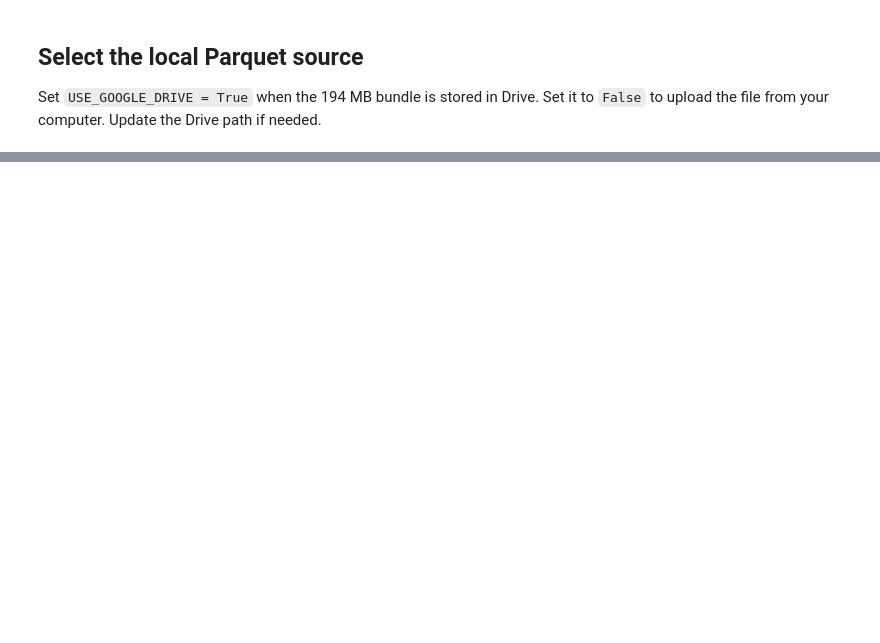
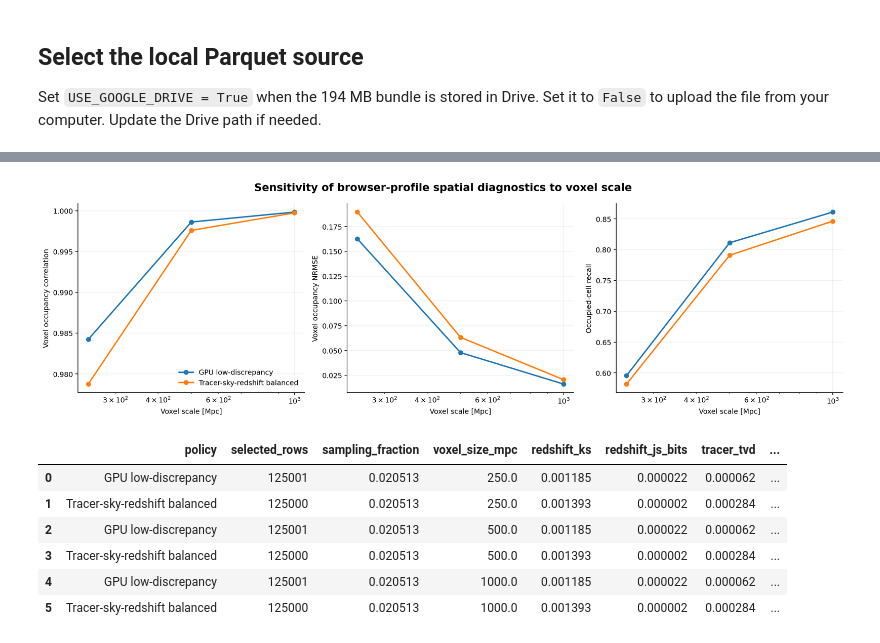
Before and after one commit to Biswajit1999/NASADIYA-LIGHTCONE, a Jupyter notebook: notebooks/DESI_DR1_Publication_Evidence_Colab.ipynb, the cells around one changed output, grey strips where cells are left out. Cells and saved outputs as stored; diff of their text form; code cells hidden in the pictures; blank space fills up the shorter version.

```diff
--- a/notebooks/DESI_DR1_Publication_Evidence_Colab.ipynb
+++ b/notebooks/DESI_DR1_Publication_Evidence_Colab.ipynb
@@ -66,0 +516,74 @@ for image_path in sorted(output_dir.glob('*.png')):
+# %%
+scale_rows = []
+
+for voxel_size in VOXEL_SCALES_MPC:
+    scale_rows.append(
+        evaluate_representation(
+            gpu_sample,
+            "GPU low-discrepancy",
+            voxel_size_mpc=voxel_size,
+        )
+    )
+
+    scale_rows.append(
+        evaluate_representation(
+            balanced_sample,
+            "Tracer-sky-redshift balanced",
+            voxel_size_mpc=voxel_size,
+        )
+    )
+
+scale_metrics = pd.DataFrame(scale_rows)
+scale_metrics.to_csv(
+    audit_dir / "04_voxel_scale_sensitivity_metrics.csv",
+    index=False,
+)
+
+fig, axes = plt.subplots(1, 3, figsize=(16, 4.8), dpi=180)
+
+for axis, metric, ylabel in zip(
+    axes,
+    ["voxel_correlation", "voxel_nrmse", "voxel_recall"],
+    [
+        "Voxel occupancy correlation",
+        "Voxel occupancy NRMSE",
+        "Occupied-cell recall",
+    ],
+):
+    for policy, group in scale_metrics.groupby("policy"):
+        axis.plot(
+            group["voxel_size_mpc"],
+            group[metric],
+            marker="o",
+            linewidth=2,
+            label=policy,
+        )
+
+    axis.set_xscale("log")
+    axis.set_xlabel("Voxel scale [Mpc]")
+    axis.set_ylabel(ylabel)
+    axis.grid(alpha=0.2)
+    axis.spines[["top", "right"]].set_visible(False)
+
+axes[0].legend(frameon=False)
+fig.suptitle(
+    "Sensitivity of browser-profile spatial diagnostics to voxel scale",
+    fontsize=15,
+    fontweight="bold",
+)
+
+fig.tight_layout()
+fig.savefig(audit_dir / "04_voxel_scale_sensitivity.png", dpi=300)
+fig.savefig(audit_dir / "04_voxel_scale_sensitivity.pdf")
+plt.show()
+
+display(scale_metrics.round(7))
+# %% [output]
+[figure, added]
+|  | policy | selected_rows | sampling_fraction | voxel_size_mpc | redshift_ks | redshift_js_bits | tracer_tvd | ... |
+| 0 | GPU low-discrepancy | 125001 | 0.020513 | 250.0 | 0.001185 | 0.000022 | 0.000062 | ... |
+| 1 | Tracer-sky-redshift balanced | 125000 | 0.020513 | 250.0 | 0.001393 | 0.000002 | 0.000284 | ... |
+| 2 | GPU low-discrepancy | 125001 | 0.020513 | 500.0 | 0.001185 | 0.000022 | 0.000062 | ... |
+| 3 | Tracer-sky-redshift balanced | 125000 | 0.020513 | 500.0 | 0.001393 | 0.000002 | 0.000284 | ... |
+| 4 | GPU low-discrepancy | 125001 | 0.020513 | 1000.0 | 0.001185 | 0.000022 | 0.000062 | ... |
+| 5 | Tracer-sky-redshift balanced | 125000 | 0.020513 | 1000.0 | 0.001393 | 0.000002 | 0.000284 | ... |
```
Also changed, not shown: parts of 12 cells of this notebook.
